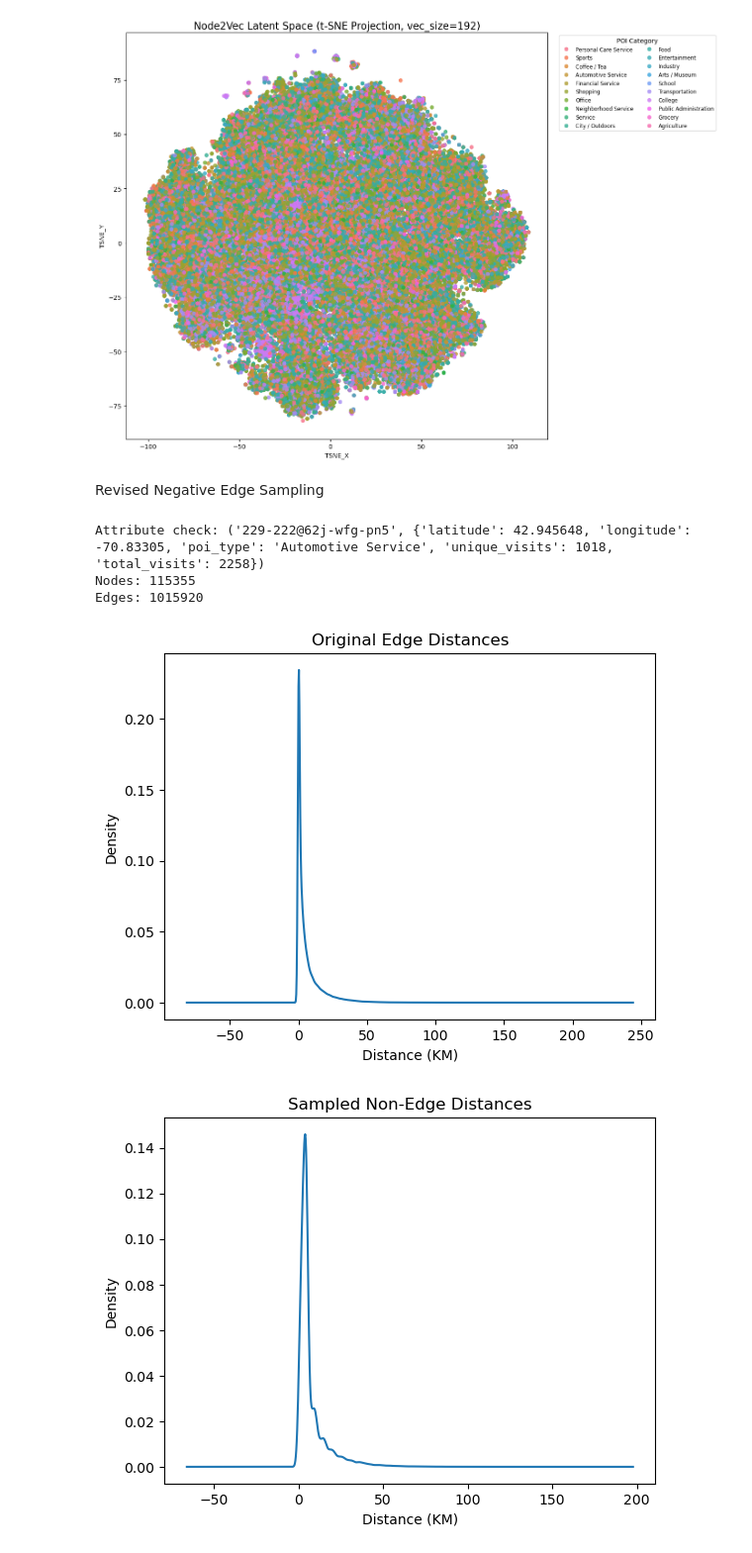
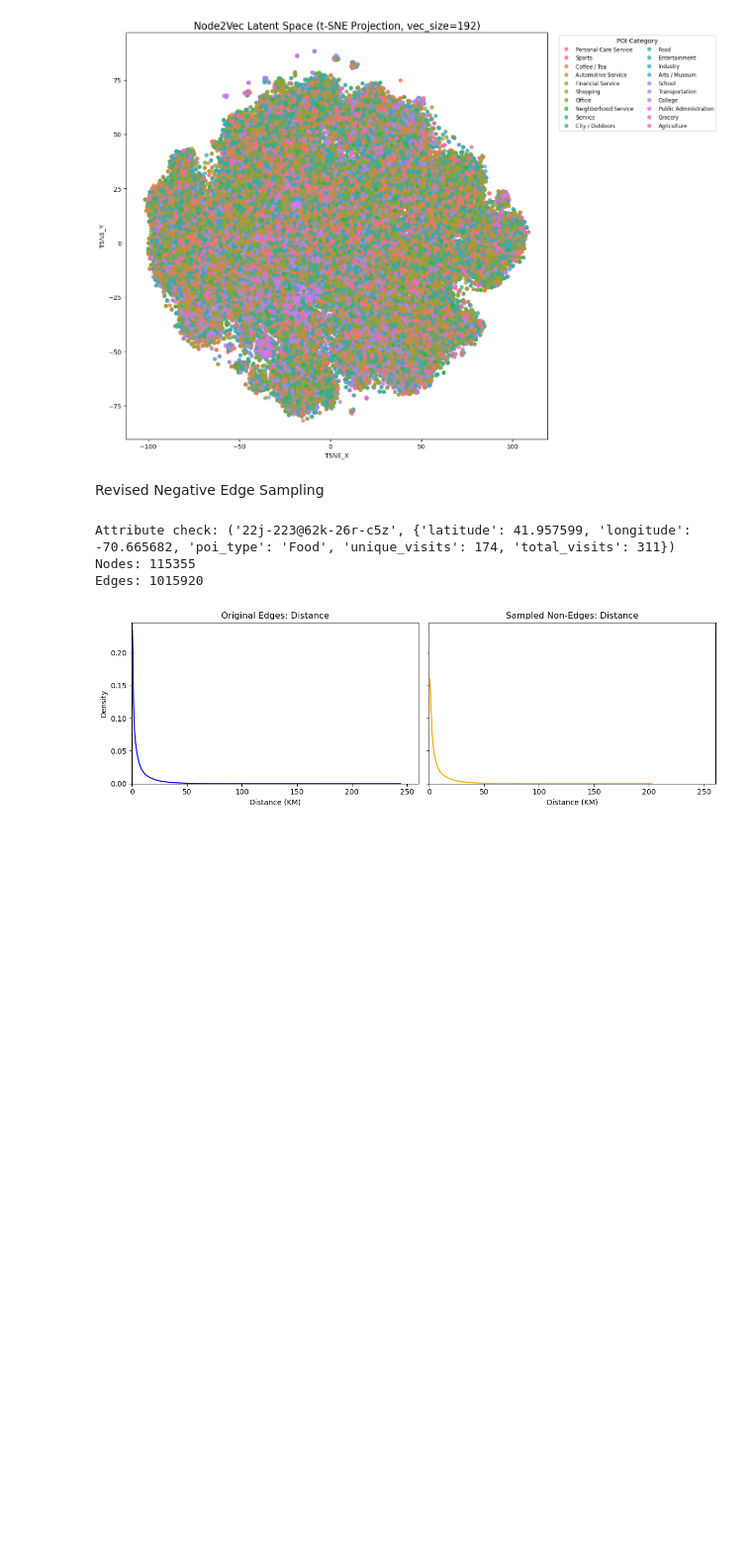
Before and after one commit to caleb-chandler/dependency-link-prediction, a Jupyter notebook: analysis.ipynb, the cells around one changed output. Shown at 99% size. Cells and saved outputs as stored; diff of their text form; code cells hidden in the pictures; blank space fills up the shorter version.

Commit message:
checkpoint - pipeline ready to go

```diff
--- a/analysis.ipynb
+++ b/analysis.ipynb
@@ -710,46 +710,40 @@ Revised Negative Edge Sampling
 # %%
 # Plots/Verification
 
-from pipeline import distribution_finder, sample_non_edges, load
-G = load(r'data/undir_trials/thresholded_networks/0_network.txt', None)
+from pipeline import distribution_finder, sample_non_edges_dist_controlled, load
+G = load(r'data/undir_trials/thresholded_networks/0_network.txt')
 
-# --- 1. Plot the TRUE Original Distances ---
-# Extract the raw distances from the graph attributes, not the histogram counts
+# Generate the sample
+distrs, sets = distribution_finder(G, bins=50)
+dist_distr = distrs[0]
+sample = sample_non_edges_dist_controlled(G, dist_distr, len(list(G.nodes())) // 2)
+
+# ==========================================
+# 1. DISTANCE (KDE)
+# ==========================================
 original_distances = list(nx.get_edge_attributes(G, 'DIST_KM').values())
-
-orig_series = pd.Series(original_distances)
-orig_series.plot.kde(bw_method='scott', title='Original Edge Distances')
-plt.xlabel('Distance (KM)')
-plt.ylabel('Density')
-plt.show()
-
-# --- 2. Plot the Sampled Distances ---
-distrs, sets = distribution_finder(G)
-dist_distr = distrs[0]
-
-sample = sample_non_edges(G, dist_distr, len(list(G.nodes())) // 2)
 
 locs = []
 for u, v in sample:
-    # Keep standard lat, lon ordering
     lat_u, lon_u = G.nodes[u]['latitude'], G.nodes[u]['longitude']
     lat_v, lon_v = G.nodes[v]['latitude'], G.nodes[v]['longitude']
-
-    # Pack strictly as lat, lon, lat, lon
     locs.append((lat_u, lon_u, lat_v, lon_v))
 
-# Unpack strictly as lat, lon, lat, lon
-testset = [haversine((lat1, lon1), (lat2, lon2)) for (lat1, lon1, lat2, lon2) in locs]
+sampled_distances = [haversine((lat1, lon1), (lat2, lon2)) for (lat1, lon1, lat2, lon2) in locs]
 
-test_series = pd.Series(testset)
-test_series.plot.kde(bw_method='scott', title='Sampled Non-Edge Distances')
-plt.xlabel('Distance (KM)')
-plt.ylabel('Density')
+fig, axes = plt.subplots(1, 2, figsize=(12, 4), sharex=True, sharey=True)
+pd.Series(original_distances).plot.kde(bw_method='scott', ax=axes[0], title='Original Edges: Distance', color='blue')
+pd.Series(sampled_distances).plot.kde(bw_method='scott', ax=axes[1], title='Sampled Non-Edges: Distance', color='orange')
+axes[0].set_xlabel('Distance (KM)')
+axes[1].set_xlabel('Distance (KM)')
+axes[0].set_xlim(left=0) # Distances can't be negative
+axes[1].set_ylim(bottom=0)
+plt.tight_layout()
+plt.savefig(r'data\undir_trials\imgs\distance_distr_comp.png')
 plt.show()
 # %% [output]
-Attribute check: ('229-222@62j-wfg-pn5', {'latitude': 42.945648, 'longitude': -70.83305, 'poi_type': 'Automotive Service', 'unique_visits': 1018, 'total_visits': 2258})
+Attribute check: ('22j-223@62k-26r-c5z', {'latitude': 41.957599, 'longitude': -70.665682, 'poi_type': 'Food', 'unique_visits': 174, 'total_visits': 311})
 Nodes: 115355
 Edges: 1015920
-[figure, old version]
+[figure, new version]
-[figure, removed]
 # %%
```
Also changed, not shown: parts of 1 cell of this notebook, 1 other file.
